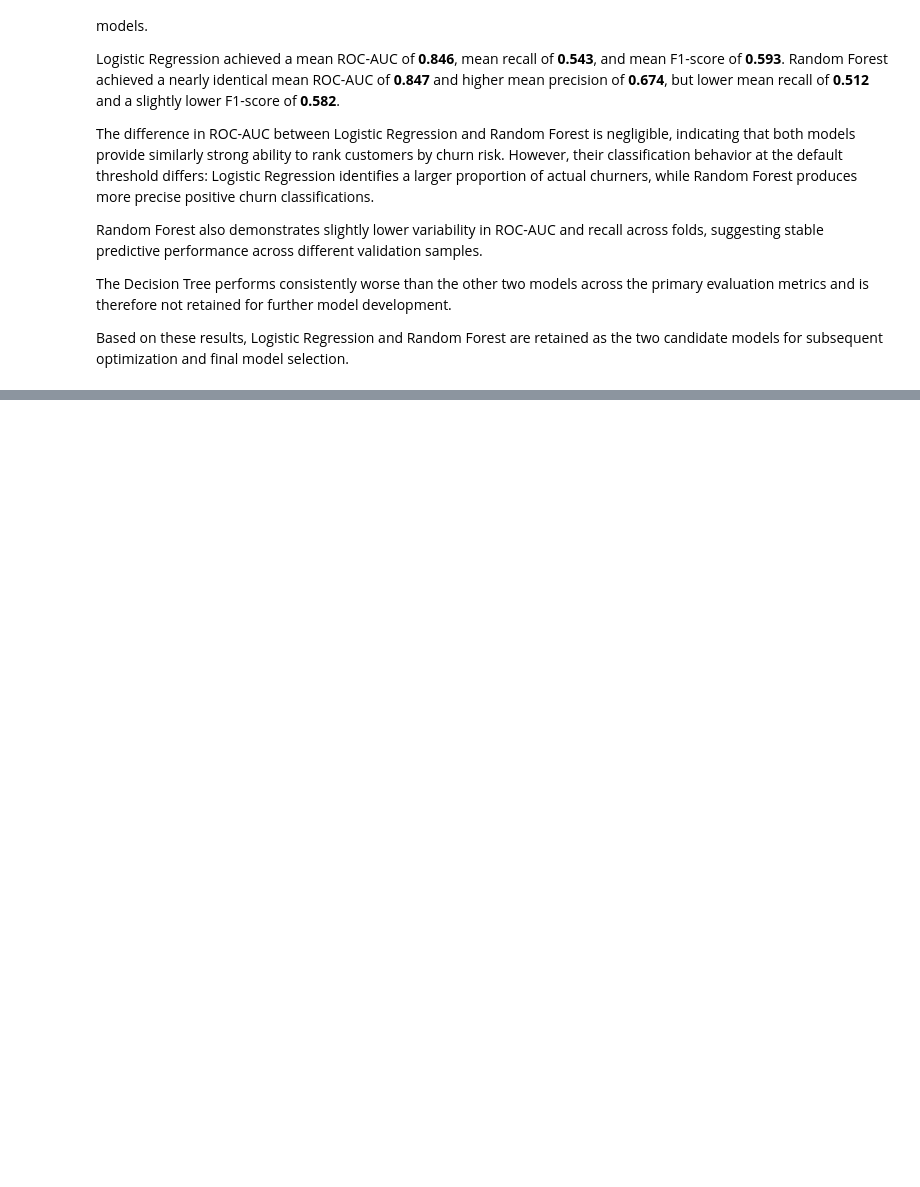
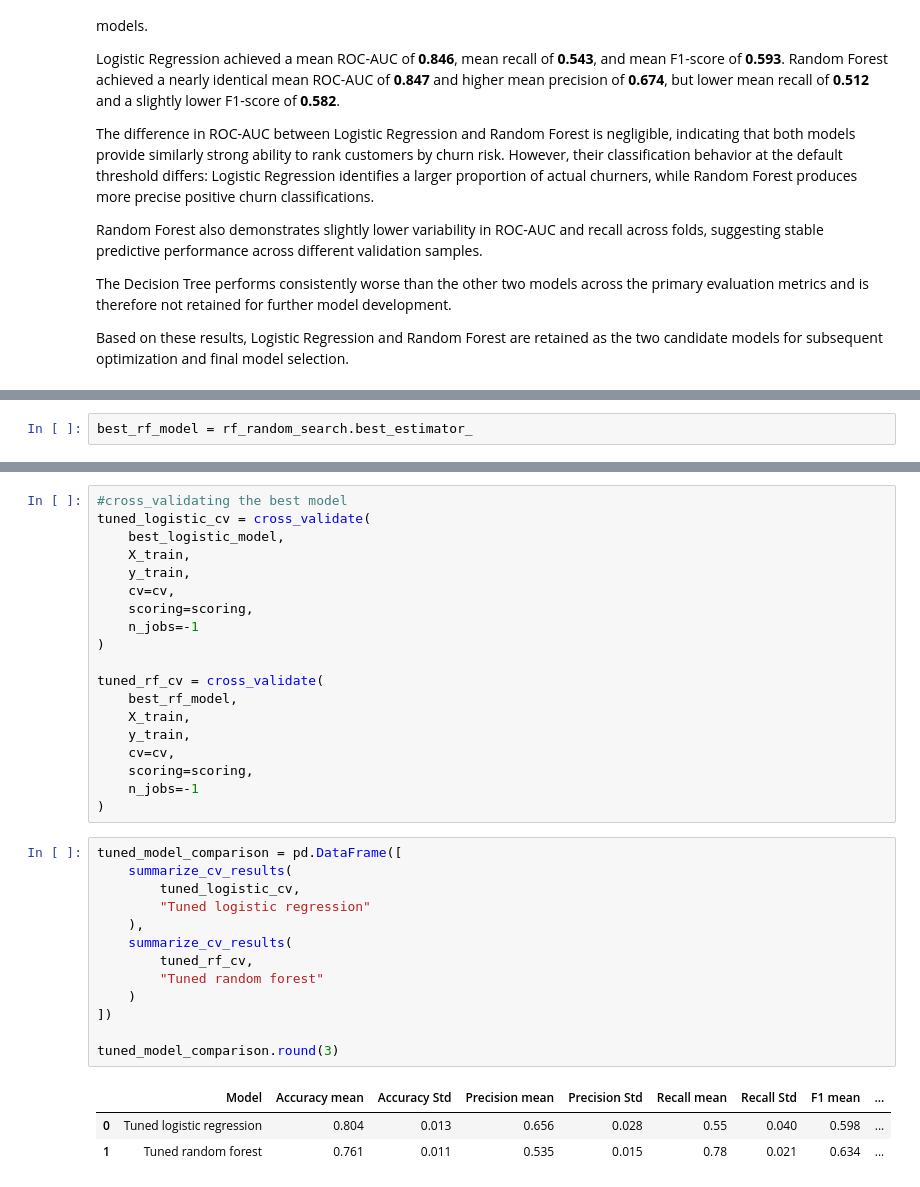
Before and after one commit to mrsmv/Customer-churn-retention-analysis, a Jupyter notebook: 2_noteboooks/03_churn_modeling/churn_modeling.ipynb, the cells around one changed output, grey strips where cells are left out. Cells and saved outputs as stored; diff of their text form; blank space fills up the shorter version.

```diff
--- a/2_noteboooks/03_churn_modeling/churn_modeling.ipynb
+++ b/2_noteboooks/03_churn_modeling/churn_modeling.ipynb
@@ -1865,0 +2130,2 @@ selection.
+# %%
+best_rf_model = rf_random_search.best_estimator_
@@ -1865,0 +2194,36 @@ selection.
+# %%
+#cross_validating the best model
+tuned_logistic_cv = cross_validate(
+    best_logistic_model,
+    X_train,
+    y_train,
+    cv=cv,
+    scoring=scoring,
+    n_jobs=-1
+)
+
+tuned_rf_cv = cross_validate(
+    best_rf_model,
+    X_train,
+    y_train,
+    cv=cv,
+    scoring=scoring,
+    n_jobs=-1
+)
+# %%
+tuned_model_comparison = pd.DataFrame([
+    summarize_cv_results(
+        tuned_logistic_cv,
+        "Tuned logistic regression"
+    ),
+    summarize_cv_results(
+        tuned_rf_cv,
+        "Tuned random forest"
+    )
+])
+
+tuned_model_comparison.round(3)
+# %% [output]
+|  | Model | Accuracy mean | Accuracy Std | Precision mean | Precision Std | Recall mean | Recall Std | F1 mean | ... |
+| 0 | Tuned logistic regression | 0.804 | 0.013 | 0.656 | 0.028 | 0.55 | 0.040 | 0.598 | ... |
+| 1 | Tuned random forest | 0.761 | 0.011 | 0.535 | 0.015 | 0.78 | 0.021 | 0.634 | ... |
```
Also changed, not shown: parts of 27 cells of this notebook.
